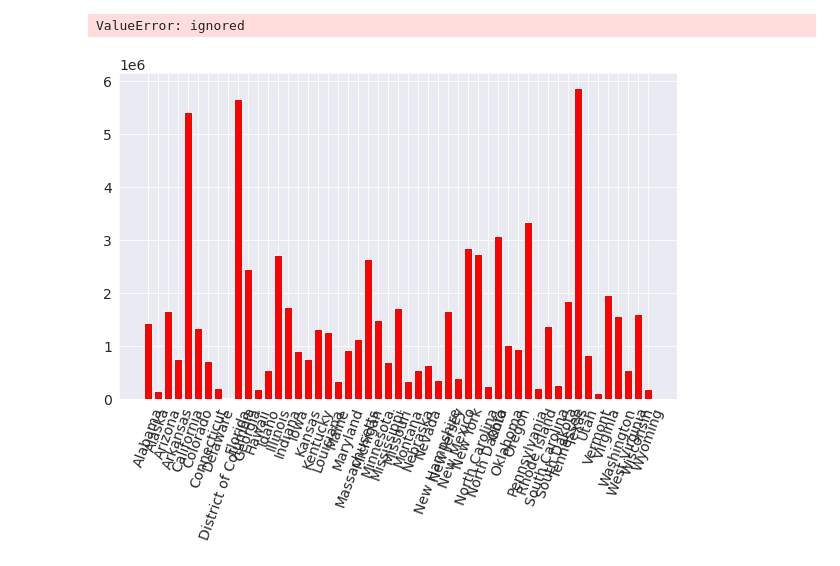
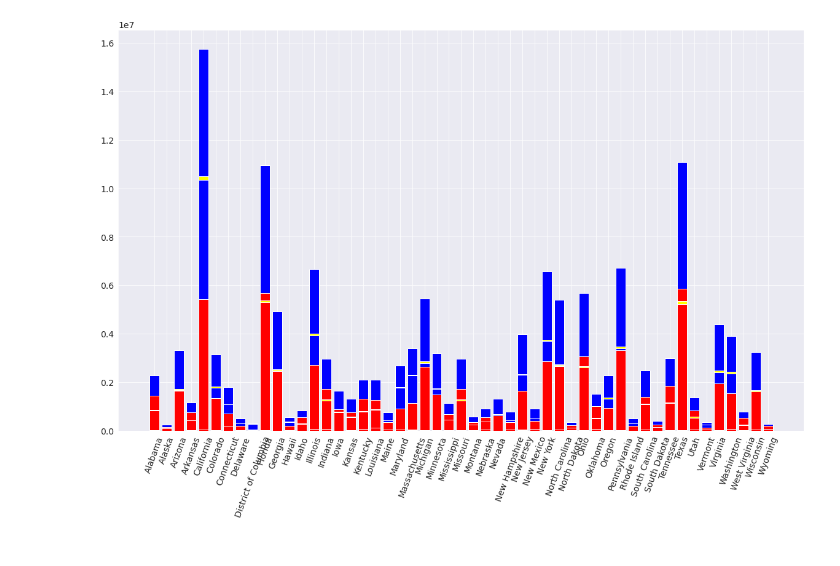
Before and after one commit to jAndrewtomich/2020-US-Elections, a Jupyter notebook: 2020_presidential_votes.ipynb, the cells around one changed output. Drawn from its saved outputs; the diff is of its cells as text; code cells hidden in the pictures.

```diff
--- a/2020_presidential_votes.ipynb
+++ b/2020_presidential_votes.ipynb
@@ -36,20 +56,26 @@ west_df = west_df.drop('index', axis = 1)
 writeins_df = interests_df[interests_df.candidate == 'Write-ins'].reset_index()
 writeins_df = writeins_df.drop('index', axis = 1)
 # %%
-for s in list(trump_df.state):
-  if s not in list(writeins_df.state):
-    writeins_df = writeins_df.append({'state':s, 'candidate':'Write-ins', 'total_votes':0}, ignore_index=True)
+def extend_data(df):
+  result_df = df
+  for s in list(trump_df.state):
+    if s not in list(df.state):
+      result_df = result_df.append({'state':s, 'candidate':'Write-ins', 'total_votes':0}, ignore_index=True)
+  return result_df
+# %%
+west_df = extend_data(west_df)
+
+writeins_df = extend_data(writeins_df)
 # %%
 sns.set_style("darkgrid")
 matplotlib.rcParams['font.size'] = 14
-matplotlib.rcParams['figure.figsize'] = (10, 6)
+matplotlib.rcParams['figure.figsize'] = (20, 12)
 matplotlib.rcParams['figure.facecolor'] = '#00000000'
 # %%
 plt.xticks(rotation=70)
 plt.bar(trump_df.state, trump_df.total_votes, color='red')
-#plt.bar(biden_df.state, biden_df.total_votes, color='blue', bottom=trump_df.total_votes)
-#plt.bar(jorgensen_df.state, jorgensen_df.total_votes, color='yellow', bottom=trump_df.total_votes)
-plt.bar(writeins_df.state, writeins_df.total_votes, color='green', bottom=trump_df.total_votes);
+plt.bar(biden_df.state, biden_df.total_votes, color='blue', bottom=trump_df.total_votes)
+plt.bar(jorgensen_df.state, jorgensen_df.total_votes, color='yellow', bottom=biden_df.total_votes)
+plt.bar(writeins_df.state, writeins_df.total_votes, color='green', bottom=jorgensen_df.total_votes);
 # %% [output]
-ValueError: ignored
-[figure, old version]
+[figure, new version]
```
Also changed, not shown: parts of 16 cells of this notebook.
